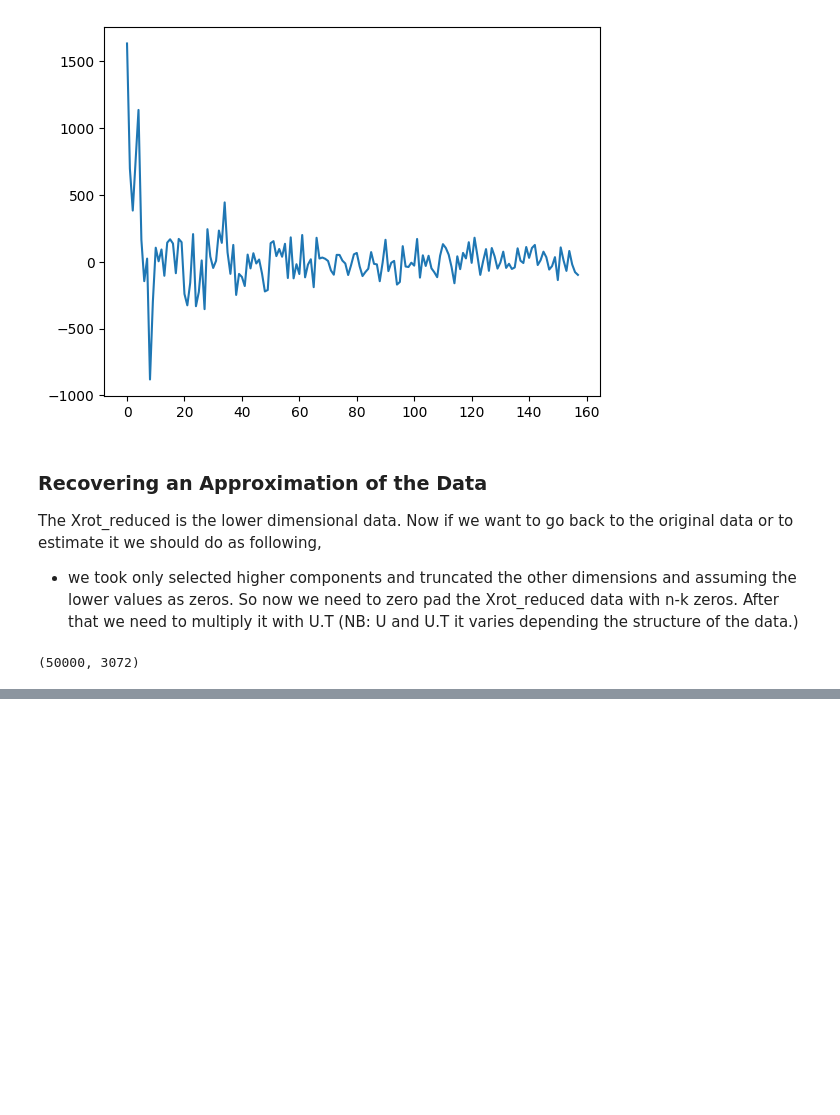
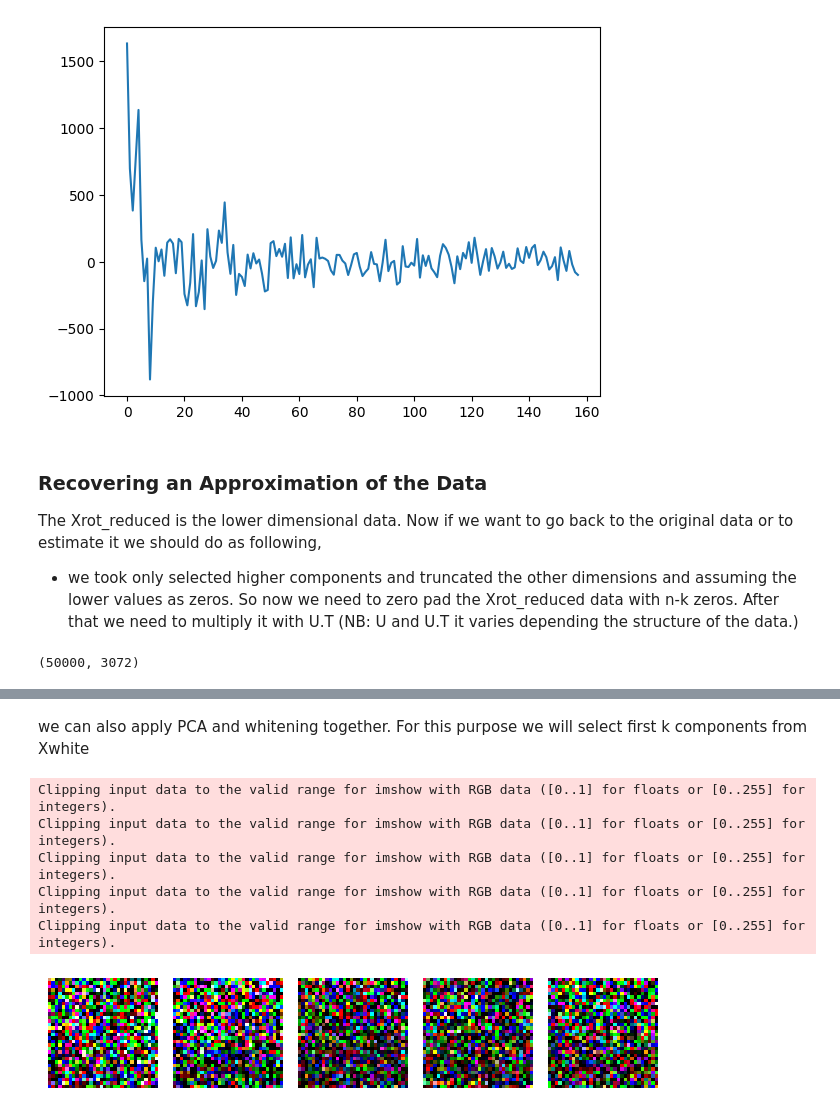
Before and after one commit to khalequzzamanlikhon/DeepLearning-ComputerVision, a Jupyter notebook: 05-Neural Networks/02-DataPreprocessing.ipynb, the cells around one changed output, grey strips where cells are left out. Cells and saved outputs as stored; diff of their text form; code cells hidden in the pictures; blank space fills up the shorter version.

```diff
--- a/05-Neural Networks/02-DataPreprocessing.ipynb
+++ b/05-Neural Networks/02-DataPreprocessing.ipynb
@@ -372,0 +444,2 @@ plt.plot(ot)
+# %%
+Xwhite=Xrot/np.sqrt(S+1e-5)
@@ -372,0 +448,18 @@ plt.plot(ot)
+# %% [markdown]
+we can also apply PCA and whitening together. For this purpose we will select first k components from Xwhite
+# %%
+#lets see 5 images from Xwhite
+for m in range(5):
+          img=Xwhite[m].reshape(32,32,3)
+          plt.subplot(1,5,m+1)
+          plt.imshow(img)
+          plt.axis('off')
+plt.tight_layout() #Adjust subplot spacing for a cleaner layout
+plt.show()
+# %% [output]
+Clipping input data to the valid range for imshow with RGB data ([0..1] for floats or [0..255] for integers).
+Clipping input data to the valid range for imshow with RGB data ([0..1] for floats or [0..255] for integers).
+Clipping input data to the valid range for imshow with RGB data ([0..1] for floats or [0..255] for integers).
+Clipping input data to the valid range for imshow with RGB data ([0..1] for floats or [0..255] for integers).
+Clipping input data to the valid range for imshow with RGB data ([0..1] for floats or [0..255] for integers).
+[figure, added]
```
Also changed, not shown: parts of 23 cells of this notebook.
